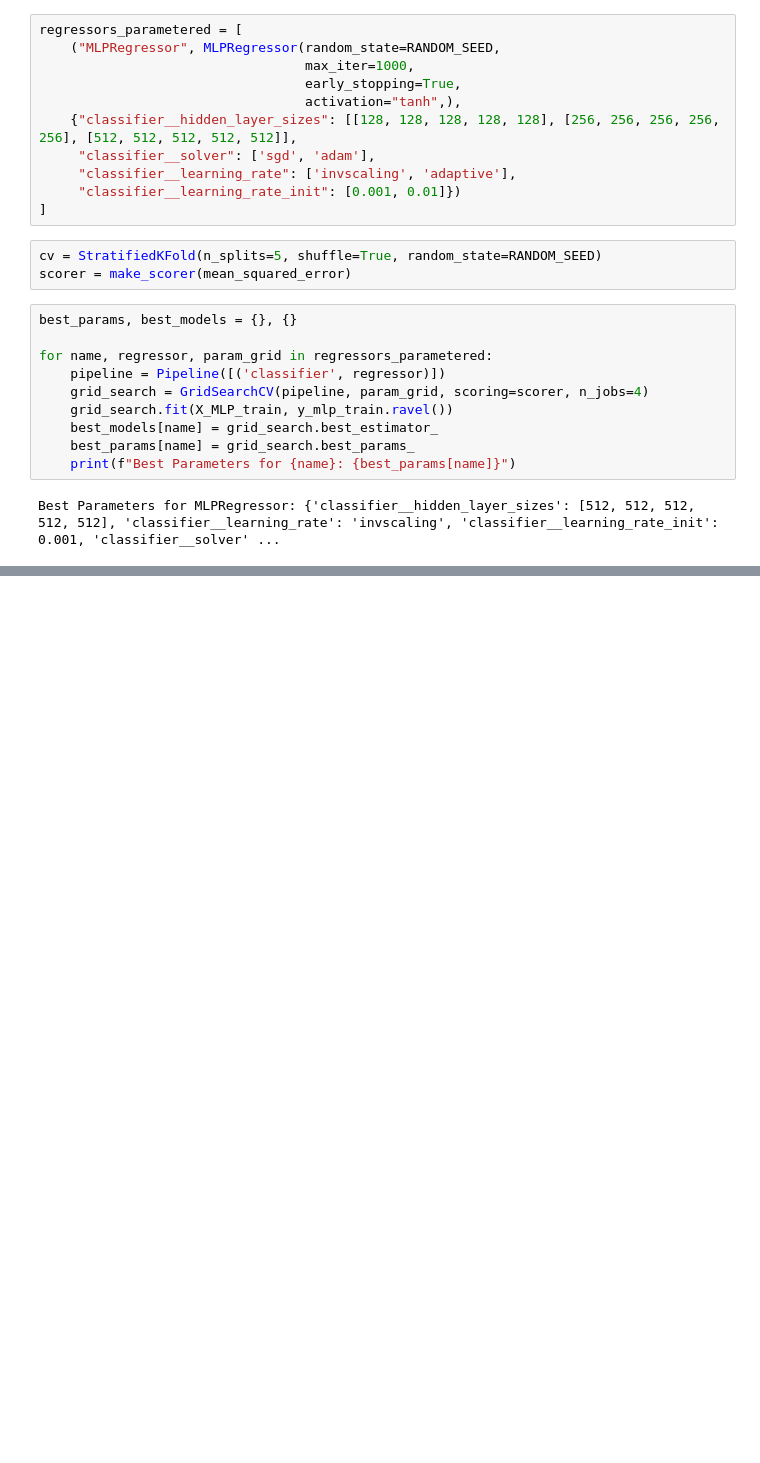
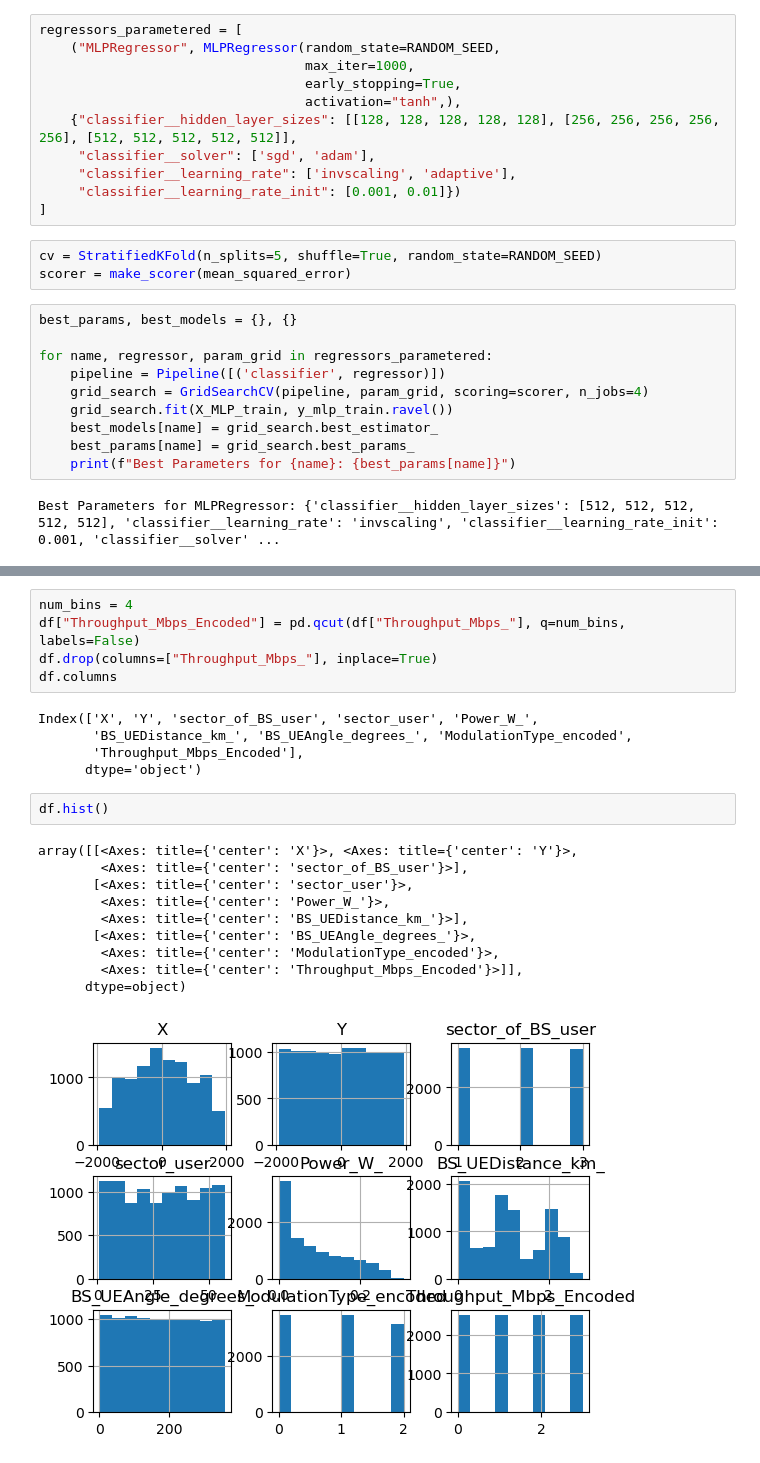
Before and after one commit to alexisfilippakopoulos/MIMO-5G-Network-Throughput-Prediction, a Jupyter notebook: sol.ipynb, the cells around one changed output, grey strips where cells are left out. Saved outputs shown, nothing was run; the diff lists cells and outputs as text; blank space fills up the shorter version.

```diff
--- a/sol.ipynb
+++ b/sol.ipynb
@@ -257,0 +526,23 @@ MSE: 0.08595819555202318, MAE: 0.25295906572538085, R^2: -0.009681284646781085
+# %%
+num_bins = 4
+df["Throughput_Mbps_Encoded"] = pd.qcut(df["Throughput_Mbps_"], q=num_bins, labels=False)
+df.drop(columns=["Throughput_Mbps_"], inplace=True)
+df.columns
+# %% [output]
+Index(['X', 'Y', 'sector_of_BS_user', 'sector_user', 'Power_W_',
+       'BS_UEDistance_km_', 'BS_UEAngle_degrees_', 'ModulationType_encoded',
+       'Throughput_Mbps_Encoded'],
+      dtype='object')
+# %%
+df.hist()
+# %% [output]
+array([[<Axes: title={'center': 'X'}>, <Axes: title={'center': 'Y'}>,
+        <Axes: title={'center': 'sector_of_BS_user'}>],
+       [<Axes: title={'center': 'sector_user'}>,
+        <Axes: title={'center': 'Power_W_'}>,
+        <Axes: title={'center': 'BS_UEDistance_km_'}>],
+       [<Axes: title={'center': 'BS_UEAngle_degrees_'}>,
+        <Axes: title={'center': 'ModulationType_encoded'}>,
+        <Axes: title={'center': 'Throughput_Mbps_Encoded'}>]],
+      dtype=object)
+[figure, added]
```
Also changed, not shown: parts of 41 cells of this notebook.
